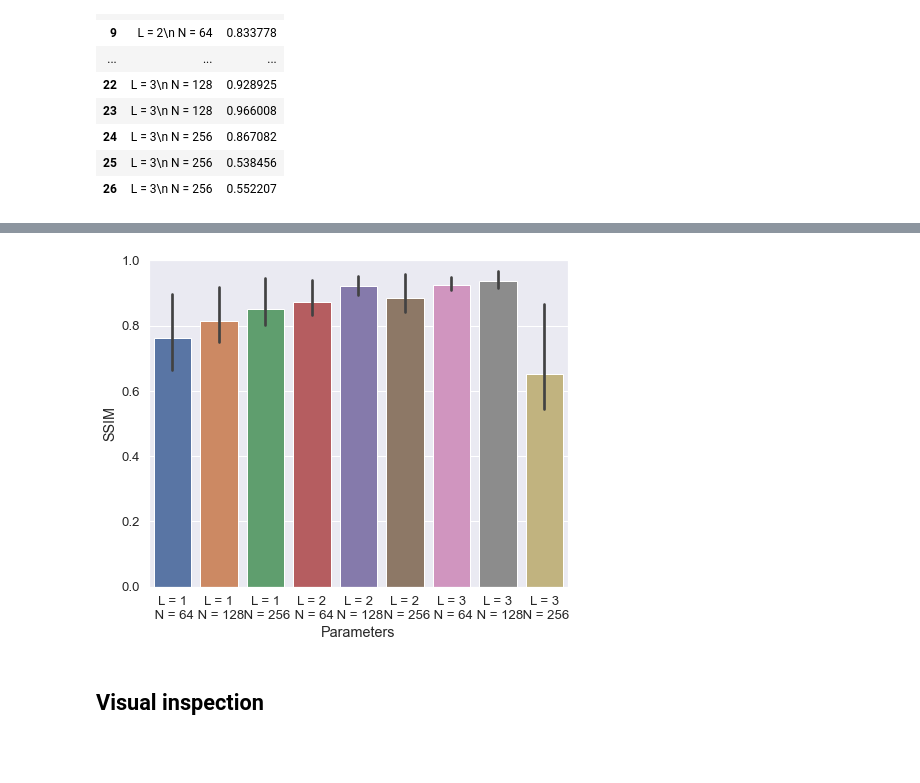
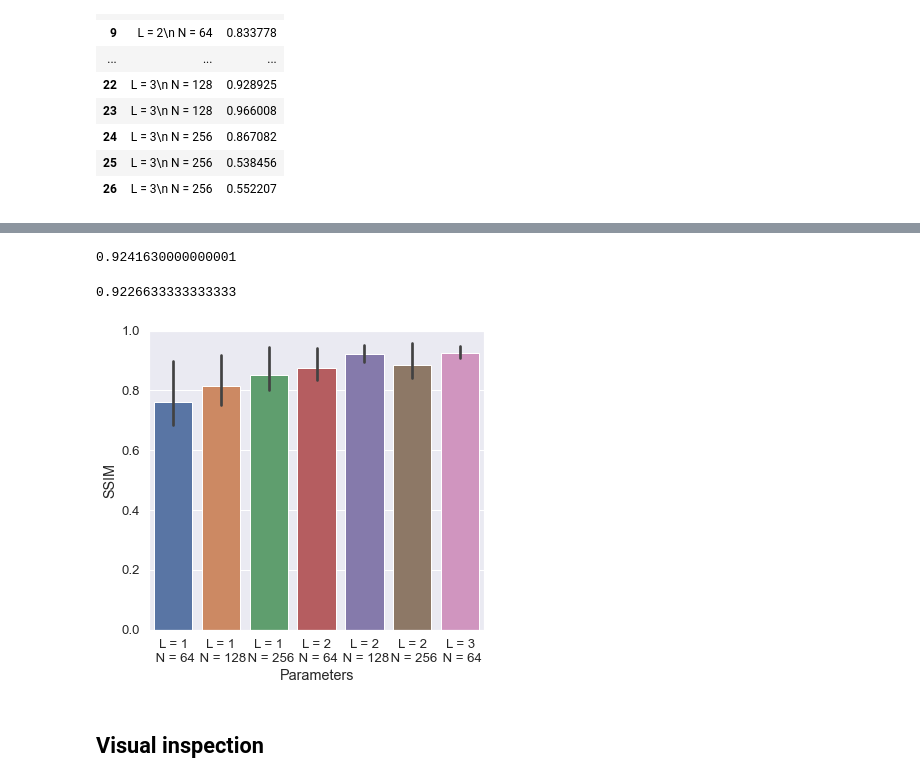
Before and after one commit to ankilab/MasterThesis_OfSpinesAndDendrites, a Jupyter notebook: Thesis_Experiments/SIREN_Plane_Motion_Interpolation.ipynb, the cells around one changed output, grey strips where cells are left out. Drawn from its saved outputs; the diff is of its cells as text; code cells hidden in the pictures; blank space fills up the shorter version.

```diff
--- a/Thesis_Experiments/SIREN_Plane_Motion_Interpolation.ipynb
+++ b/Thesis_Experiments/SIREN_Plane_Motion_Interpolation.ipynb
@@ -291,12 +291,22 @@ dx
+# %%
+dx=dx.drop(dx.index[[21,22,23,24,25,26]])
+# %%
+(0.916008+0.948598+0.907883)/3
+# %% [output]
+0.9241630000000001
+# %%
+(0.952734+0.893684+0.921572)/3
+# %% [output]
+0.9226633333333333
 # %%
 with paperStyle(12):
-    sns.set(font_scale=1.2,rc={'figure.figsize':(7.5,6)})
+    sns.set(font_scale=1.2,rc={'figure.figsize':(6,5.5)})
     ax = sns.barplot(x="Parameters", y="SSIM",  data=dx)
     ax.set_ylim(0,1)
 plt.savefig('siren_hyp_z5.svg', bbox_inches='tight')
 plt.savefig('siren_hyp_z5.pdf', bbox_inches='tight')
 # %% [output]
-[figure, old version]
+[figure, new version]
 # %% [markdown]
 ## Visual inspection
 # %%
```
Also changed, not shown: parts of 8 cells of this notebook, 6 other files.
